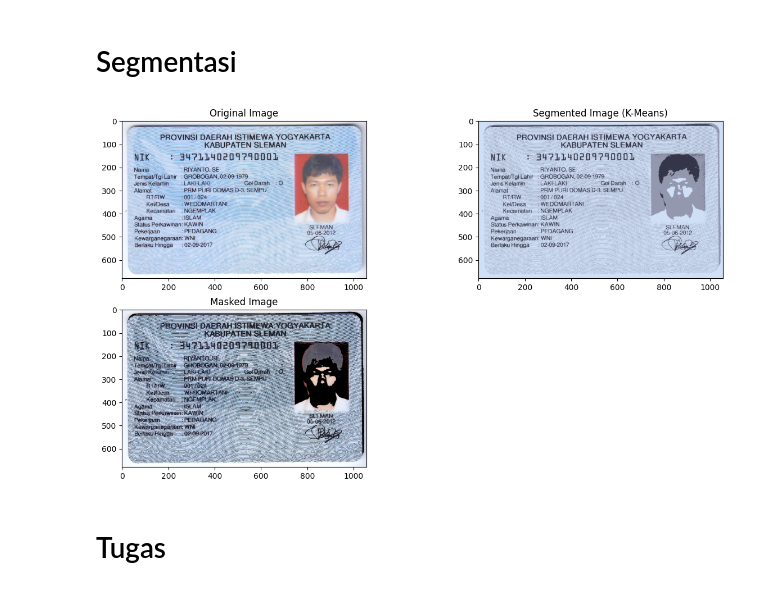
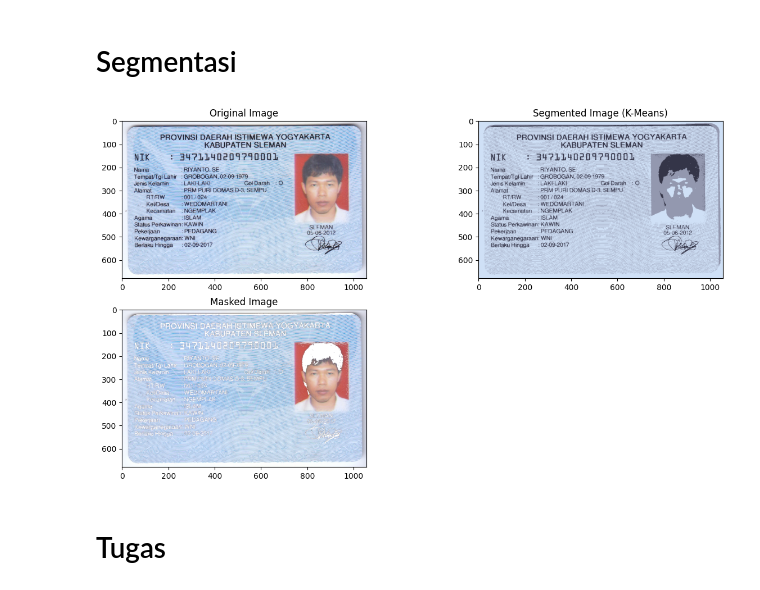
Before and after one commit to Brilliyandddd/PCVK, a Jupyter notebook: Week10.ipynb, the cells around one changed output. Drawn from its saved outputs; the diff is of its cells as text; code cells hidden in the pictures.

```diff
--- a/Week10.ipynb
+++ b/Week10.ipynb
@@ -152,37 +152,36 @@ k = 3  # Number of clusters
 
 # Apply K-Means clustering
 _, labels, centers = cv2.kmeans(pixel_values, k, None, criteria, 10, cv2.KMEANS_RANDOM_CENTERS)
 
 # Convert the centers to integers
 centers = np.uint8(centers)
 
 # Flatten the labels array
 labels = labels.flatten()
 
 # Convert the segmented image back to the original shape
 segmented_image = centers[labels].reshape(img.shape)
 
-# Create a masked image by turning one cluster into black
 masked_image = np.copy(img)
 masked_image = masked_image.reshape((-1, 3))
-cluster_to_blue = 2
-masked_image[labels == cluster_to_blue] = [0, 0, 0]
+cluster_to_white = 2
+masked_image[labels == cluster_to_white] = [255, 255, 255]
 masked_image = masked_image.reshape(img.shape)
 
 # Display the original image, segmented image, and masked image
 plt.figure(figsize=(15, 8))
 plt.subplot(2, 2, 1), plt.imshow(img)
 plt.title('Original Image')
 
 plt.subplot(2, 2, 2), plt.imshow(segmented_image)
 plt.title('Segmented Image (K-Means)')
 
 plt.subplot(2, 2, 3), plt.imshow(masked_image)
 plt.title('Masked Image')
 
 plt.show()
 # %% [output]
-[figure, old version]
+[figure, new version]
 # %% [markdown]
 # Tugas
 # %%
```
Also changed, not shown: parts of 1 cell of this notebook.
